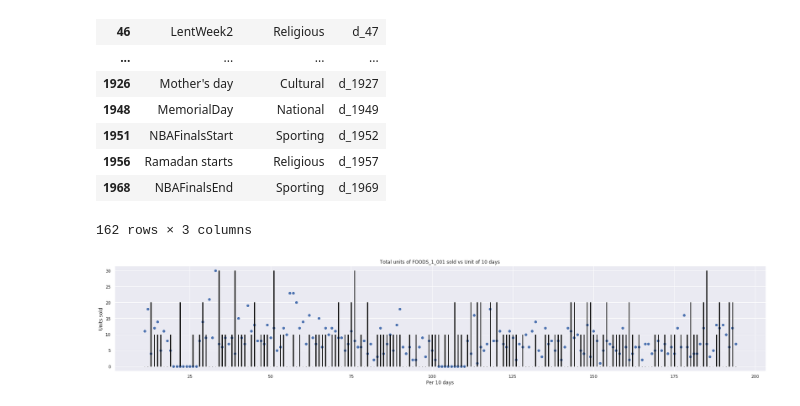
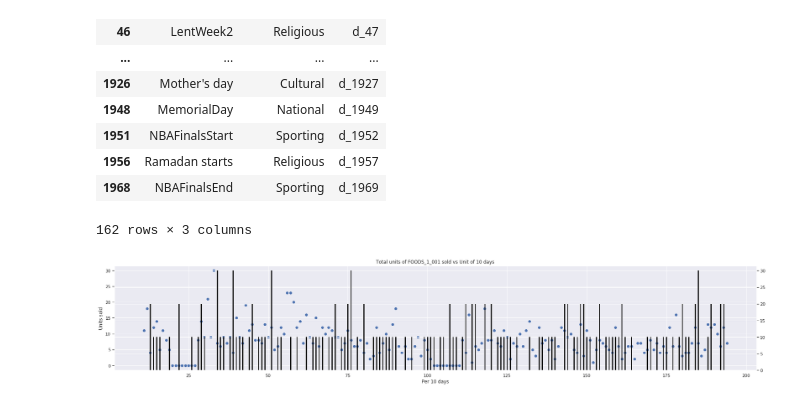
Before and after one commit to Rohan-Agarwal-Developer/walmart-sales-predictions, a Jupyter notebook: visualizations.ipynb, the cells around one changed output. Saved outputs shown, nothing was run; the diff lists cells and outputs as text; code cells hidden in the pictures.

```diff
--- a/visualizations.ipynb
+++ b/visualizations.ipynb
@@ -182,11 +182,11 @@ plt.show()
 [figure]
 # %%
 selling_price = sell_prices[(sell_prices['item_id'] == item_id)].reset_index(drop=True)
-price_plot_x, price_plot_y = range(1,283), [0] * 282
-for index, row in selling_price.iterrows():
-    yr, wk = int(str(row['wm_yr_wk'])[1:3]), int(str(row['wm_yr_wk'])[3:])
-    price_plot_y[52 * (yr - 11) + wk] = row['sell_price'] + price_plot_y[52 * (yr - 11) + wk]
+price_plot_x, price_plot_y = get_sell_plot(selling_price)
+# for index, row in selling_price.iterrows():
+#     yr, wk = int(str(row['wm_yr_wk'])[1:3]), int(str(row['wm_yr_wk'])[3:])
+#     price_plot_y[52 * (yr - 11) + wk - 4] = row['sell_price'] + price_plot_y[52 * (yr - 11) + wk - 4]
 plt.figure(figsize=(30, 5))
-plt.plot(price_plot_x[0:], price_plot_y[0:], marker='o')
+plt.plot(price_plot_x[20:-10], price_plot_y[20:-10], marker='o')
 # %% [output]
 [<matplotlib.lines.Line2D at 0x...>]
@@ -195,8 +195,9 @@ plt.plot(price_plot_x[0:], price_plot_y[0:], marker='o')
 ## Price and Sales plot for one item at one store
 # %%
 store_id = 'CA_2'
-item_id = 'HOBBIES_1_001'
+item_id = 'HOBBIES_1_002'
 start = 125
+end = -6
 
 sp_x, sp_y = get_sell_plot(sell_prices[(sell_prices['item_id'] == item_id) & (sell_prices['store_id'] == store_id)])
 items_sold = data[(data['item_id'] == item_id) & (data['store_id'] == store_id)]
@@ -210,7 +211,7 @@ ax.set_ylabel("Units",color="blue",fontsize=14)
 ax2=ax.twinx()
 
 ax.scatter(x[start:], y[start:])
-ax2.scatter(sp_x[start:], sp_y[start:], color='red')
+ax2.scatter(sp_x[start:end], sp_y[start:end], color='red')
 ax2.set_ylabel("Price",color="red",fontsize=14)
 ax.set_xlabel('Week')
 ax.set_title(f'Sales of {item_id} and price vs week at store {store_id}')
@@ -247,17 +248,22 @@ for index, row  in event_calender.iterrows():
 # %%
 item_id = 'FOODS_1_001'
 store_id = 'CA_1'
 example = data[(data['item_id'] == item_id) & (data['store_id'] == 'CA_1')].to_numpy()[0][6:]
-fig = plt.figure(figsize=(30,5))
+
 r = 10; start = 10
 x, y = sales_in_range(example, r)
-plt.scatter(x[start:], y[start:])
-plt.xlabel(f'Per {r} days')
-plt.ylabel('Units sold')
-plt.title(f'Total units of {item_id} sold vs Unit of {r} days')
-fest_bar_x, fest_bar_y = x.copy() ,[0 if val == None else 20 for val in events[:1941]]
+
+fig, ax = plt.subplots()
+fig.set_figheight(5)
+fig.set_figwidth(30)
+ax.scatter(x[start:], y[start:])
+ax.set_xlabel(f'Per {r} days')
+ax.set_ylabel('Units sold')
+ax.set_title(f'Total units of {item_id} sold vs Unit of {r} days')
+fest_bar_x, fest_bar_y = x.copy() ,[0 if val == None else 1 for val in events[:1941]]
 fest_bar_x, fest_bar_y = events_in_range(events, r)
-plt.bar(fest_bar_x[start:], fest_bar_y[start:], color='black', width=0.2, edgecolor='black')
+ax2 = ax.twinx()
+ax2.bar(fest_bar_x[start:], fest_bar_y[start:], color='black', width=0.2, edgecolor='black')
 plt.show()
 # %% [output]
-[figure, old version]
+[figure, new version]
```
Also changed, not shown: parts of 3 cells of this notebook, 2 other files.
